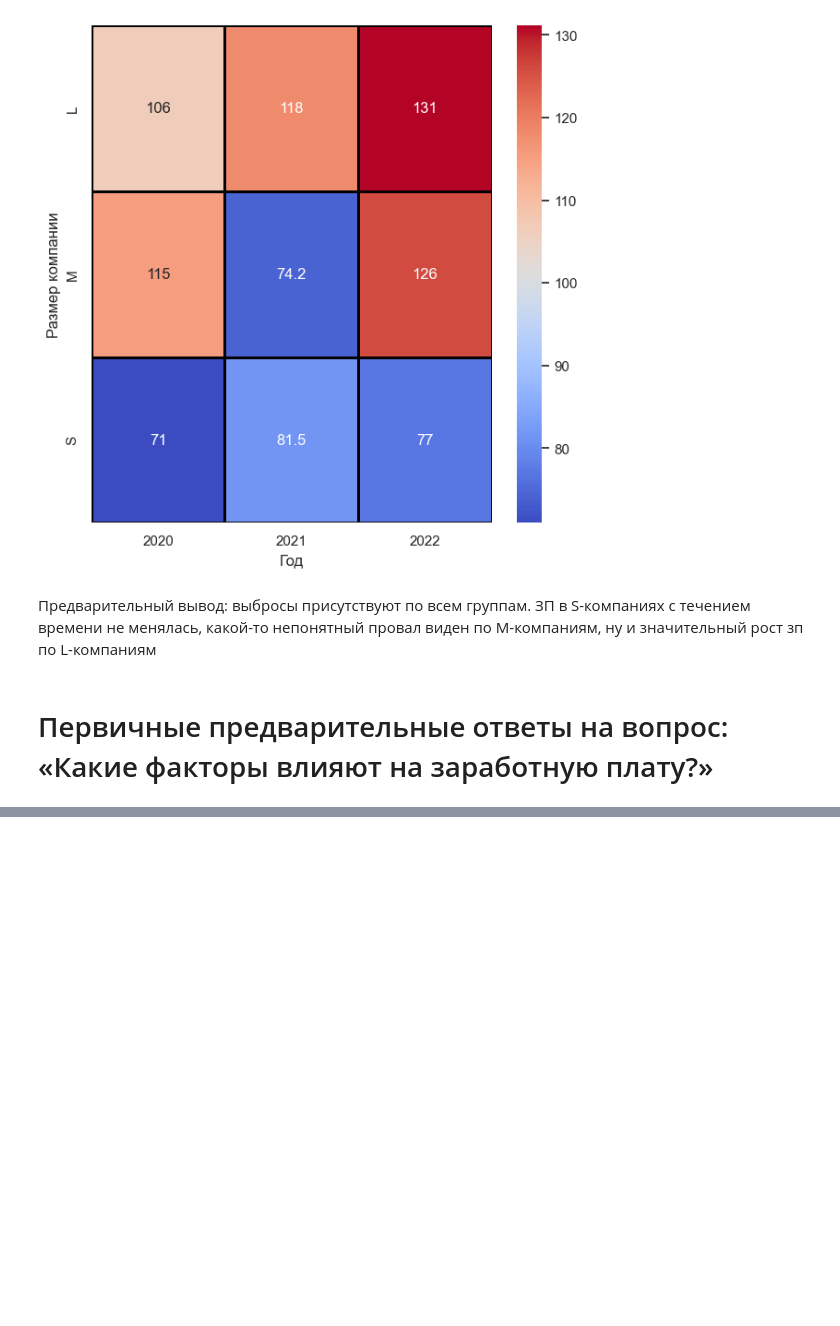
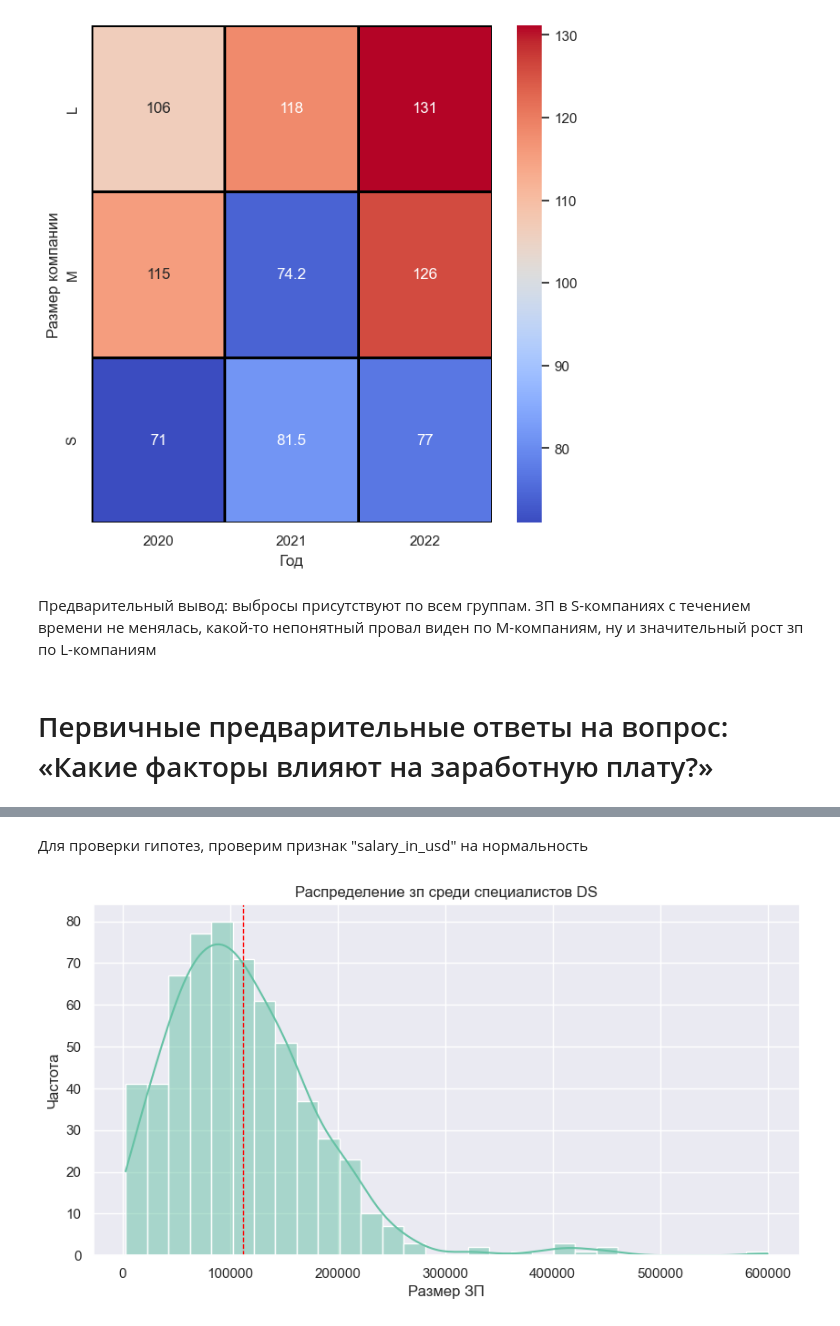
Before and after one commit to schdlr50/SF_EDA_4, a Jupyter notebook: final task.ipynb, the cells around one changed output, grey strips where cells are left out. Cells and saved outputs as stored; diff of their text form; code cells hidden in the pictures; blank space fills up the shorter version.

```diff
--- a/final task.ipynb
+++ b/final task.ipynb
@@ -741,0 +760,12 @@ ax.set(xlabel="Год", ylabel="Размер компании")
+# %% [markdown]
+Для проверки гипотез, проверим признак "salary_in_usd" на нормальность
+# %%
+# Для выявления нормальности признака построим гистограмму
+fig, axes = plt.subplots(figsize=(10, 5))
+ax = sns.histplot(data['salary_in_usd'], bins=30, kde=True)
+ax.set(xlabel='Размер ЗП', ylabel='Частота')
+plt.title('Распределение зп среди специалистов DS')
+ax.axvline(data['salary_in_usd'].mean(), color='red', linestyle='--', linewidth=1)
+plt.show()
+# %% [output]
+[figure, added]
```
Also changed, not shown: parts of 29 cells of this notebook, 1 other file.
